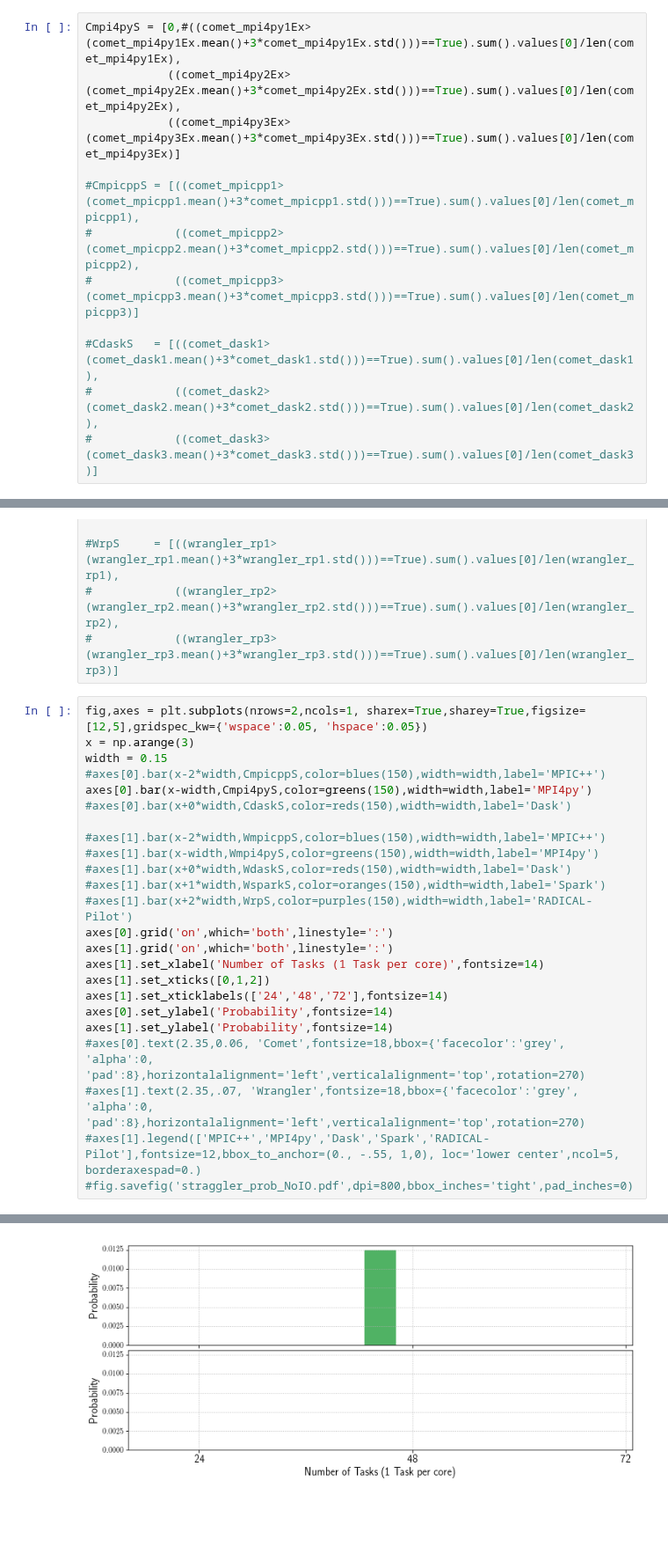
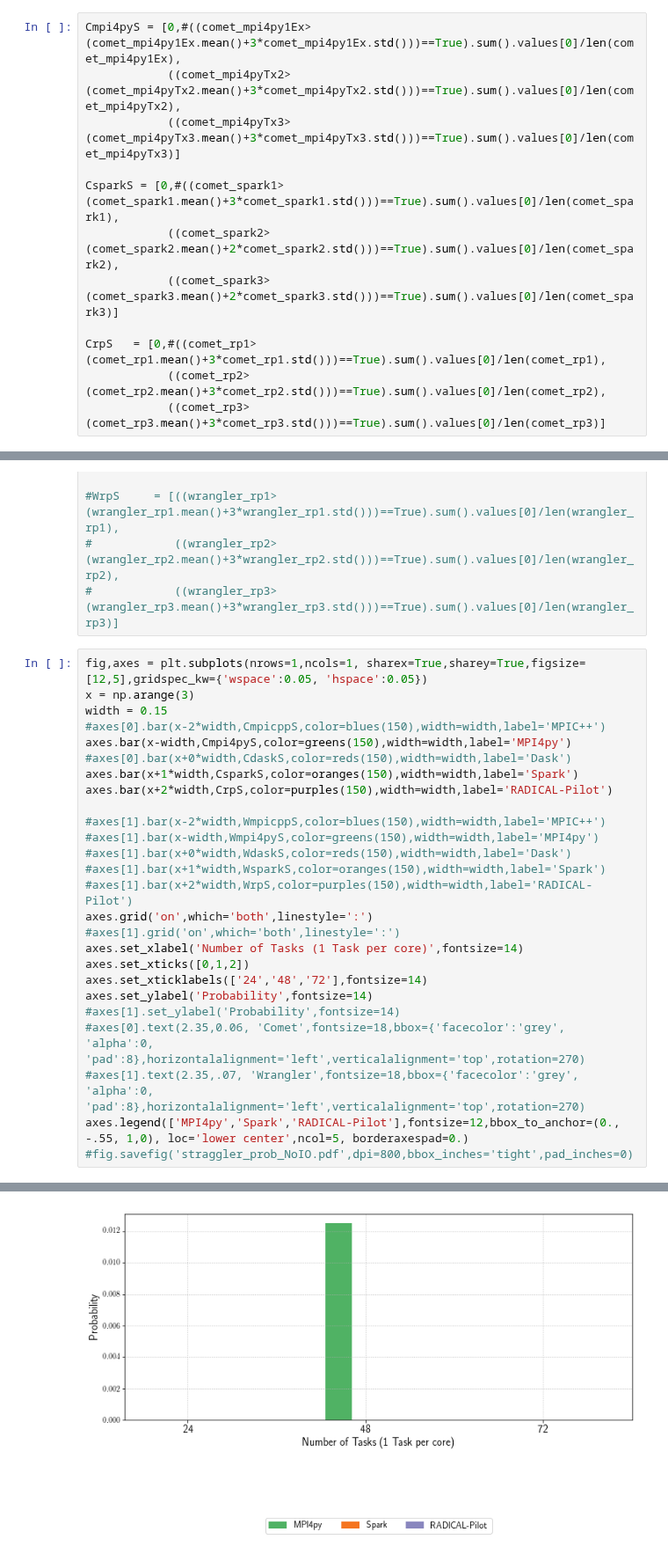
Before and after one commit to radical-experiments/midas_exps, a Jupyter notebook: RMSD-MDAnalysis/ComputeStragglersFrequencyIO.ipynb, the cells around one changed output, grey strips where cells are left out. Shown at 88% size. Saved outputs shown, nothing was run; the diff lists cells and outputs as text; blank space fills up the shorter version.

```diff
--- a/RMSD-MDAnalysis/ComputeStragglersFrequencyIO.ipynb
+++ b/RMSD-MDAnalysis/ComputeStragglersFrequencyIO.ipynb
@@ -80,16 +71,16 @@ comet_mpi4py3Comp = comet_mpi4py3B[comet_mpi4py3B['Measurement']=='Compute'].dro
 comet_mpi4py3IO = comet_mpi4py3B[comet_mpi4py3B['Measurement']=='IO'].drop(['Run','ID','Measurement'],axis=1)
 # %%
 Cmpi4pyS = [0,#((comet_mpi4py1Ex>(comet_mpi4py1Ex.mean()+3*comet_mpi4py1Ex.std()))==True).sum().values[0]/len(comet_mpi4py1Ex),
-            ((comet_mpi4py2Ex>(comet_mpi4py2Ex.mean()+3*comet_mpi4py2Ex.std()))==True).sum().values[0]/len(comet_mpi4py2Ex),
-            ((comet_mpi4py3Ex>(comet_mpi4py3Ex.mean()+3*comet_mpi4py3Ex.std()))==True).sum().values[0]/len(comet_mpi4py3Ex)]
+            ((comet_mpi4pyTx2>(comet_mpi4pyTx2.mean()+3*comet_mpi4pyTx2.std()))==True).sum().values[0]/len(comet_mpi4pyTx2),
+            ((comet_mpi4pyTx3>(comet_mpi4pyTx3.mean()+3*comet_mpi4pyTx3.std()))==True).sum().values[0]/len(comet_mpi4pyTx3)]
 
-#CmpicppS = [((comet_mpicpp1>(comet_mpicpp1.mean()+3*comet_mpicpp1.std()))==True).sum().values[0]/len(comet_mpicpp1),
-#            ((comet_mpicpp2>(comet_mpicpp2.mean()+3*comet_mpicpp2.std()))==True).sum().values[0]/len(comet_mpicpp2),
-#            ((comet_mpicpp3>(comet_mpicpp3.mean()+3*comet_mpicpp3.std()))==True).sum().values[0]/len(comet_mpicpp3)]
+CsparkS = [0,#((comet_spark1>(comet_spark1.mean()+3*comet_spark1.std()))==True).sum().values[0]/len(comet_spark1),
+            ((comet_spark2>(comet_spark2.mean()+2*comet_spark2.std()))==True).sum().values[0]/len(comet_spark2),
+            ((comet_spark3>(comet_spark3.mean()+2*comet_spark3.std()))==True).sum().values[0]/len(comet_spark3)]
 
-#CdaskS   = [((comet_dask1>(comet_dask1.mean()+3*comet_dask1.std()))==True).sum().values[0]/len(comet_dask1),
-#            ((comet_dask2>(comet_dask2.mean()+3*comet_dask2.std()))==True).sum().values[0]/len(comet_dask2),
-#            ((comet_dask3>(comet_dask3.mean()+3*comet_dask3.std()))==True).sum().values[0]/len(comet_dask3)]
+CrpS   = [0,#((comet_rp1>(comet_rp1.mean()+3*comet_rp1.std()))==True).sum().values[0]/len(comet_rp1),
+            ((comet_rp2>(comet_rp2.mean()+3*comet_rp2.std()))==True).sum().values[0]/len(comet_rp2),
+            ((comet_rp3>(comet_rp3.mean()+3*comet_rp3.std()))==True).sum().values[0]/len(comet_rp3)]
 # %%
 #wrangler_mpi4py = pd.DataFrame.from_csv('stragglers/tidy_data/wrangler_mpi4py_NoIO.csv')
 #wrangler_mpicpp = pd.DataFrame.from_csv('stragglers/tidy_data/wrangler_mpic++_NoIO.csv')
@@ -137,27 +128,29 @@ Cmpi4pyS = [0,#((comet_mpi4py1Ex>(comet_mpi4py1Ex.mean()+3*comet_mpi4py1Ex.std()
 #            ((wrangler_rp2>(wrangler_rp2.mean()+3*wrangler_rp2.std()))==True).sum().values[0]/len(wrangler_rp2),
 #            ((wrangler_rp3>(wrangler_rp3.mean()+3*wrangler_rp3.std()))==True).sum().values[0]/len(wrangler_rp3)]
 # %%
-fig,axes = plt.subplots(nrows=2,ncols=1, sharex=True,sharey=True,figsize=[12,5],gridspec_kw={'wspace':0.05, 'hspace':0.05})
+fig,axes = plt.subplots(nrows=1,ncols=1, sharex=True,sharey=True,figsize=[12,5],gridspec_kw={'wspace':0.05, 'hspace':0.05})
 x = np.arange(3)
 width = 0.15
 #axes[0].bar(x-2*width,CmpicppS,color=blues(150),width=width,label='MPIC++')
-axes[0].bar(x-width,Cmpi4pyS,color=greens(150),width=width,label='MPI4py')
+axes.bar(x-width,Cmpi4pyS,color=greens(150),width=width,label='MPI4py')
 #axes[0].bar(x+0*width,CdaskS,color=reds(150),width=width,label='Dask')
+axes.bar(x+1*width,CsparkS,color=oranges(150),width=width,label='Spark')
+axes.bar(x+2*width,CrpS,color=purples(150),width=width,label='RADICAL-Pilot')
 
 #axes[1].bar(x-2*width,WmpicppS,color=blues(150),width=width,label='MPIC++')
 #axes[1].bar(x-width,Wmpi4pyS,color=greens(150),width=width,label='MPI4py')
 #axes[1].bar(x+0*width,WdaskS,color=reds(150),width=width,label='Dask')
 #axes[1].bar(x+1*width,WsparkS,color=oranges(150),width=width,label='Spark')
 #axes[1].bar(x+2*width,WrpS,color=purples(150),width=width,label='RADICAL-Pilot')
-axes[0].grid('on',which='both',linestyle=':')
-axes[1].grid('on',which='both',linestyle=':')
-axes[1].set_xlabel('Number of Tasks (1 Task per core)',fontsize=14)
-axes[1].set_xticks([0,1,2])
-axes[1].set_xticklabels(['24','48','72'],fontsize=14)
-axes[0].set_ylabel('Probability',fontsize=14)
-axes[1].set_ylabel('Probability',fontsize=14)
+axes.grid('on',which='both',linestyle=':')
+#axes[1].grid('on',which='both',linestyle=':')
+axes.set_xlabel('Number of Tasks (1 Task per core)',fontsize=14)
+axes.set_xticks([0,1,2])
+axes.set_xticklabels(['24','48','72'],fontsize=14)
+axes.set_ylabel('Probability',fontsize=14)
+#axes[1].set_ylabel('Probability',fontsize=14)
 #axes[0].text(2.35,0.06, 'Comet',fontsize=18,bbox={'facecolor':'grey', 'alpha':0, 'pad':8},horizontalalignment='left',verticalalignment='top',rotation=270)
 #axes[1].text(2.35,.07, 'Wrangler',fontsize=18,bbox={'facecolor':'grey', 'alpha':0, 'pad':8},horizontalalignment='left',verticalalignment='top',rotation=270)
-#axes[1].legend(['MPIC++','MPI4py','Dask','Spark','RADICAL-Pilot'],fontsize=12,bbox_to_anchor=(0., -.55, 1,0), loc='lower center',ncol=5, borderaxespad=0.)
+axes.legend(['MPI4py','Spark','RADICAL-Pilot'],fontsize=12,bbox_to_anchor=(0., -.55, 1,0), loc='lower center',ncol=5, borderaxespad=0.)
 #fig.savefig('straggler_prob_NoIO.pdf',dpi=800,bbox_inches='tight',pad_inches=0)
 # %% [output]
@@ -165,2 +158,2 @@ axes[1].set_ylabel('Probability',fontsize=14)
-[figure, old version]
+[figure, new version]
 # %%
```
Also changed, not shown: parts of 7 cells of this notebook.
